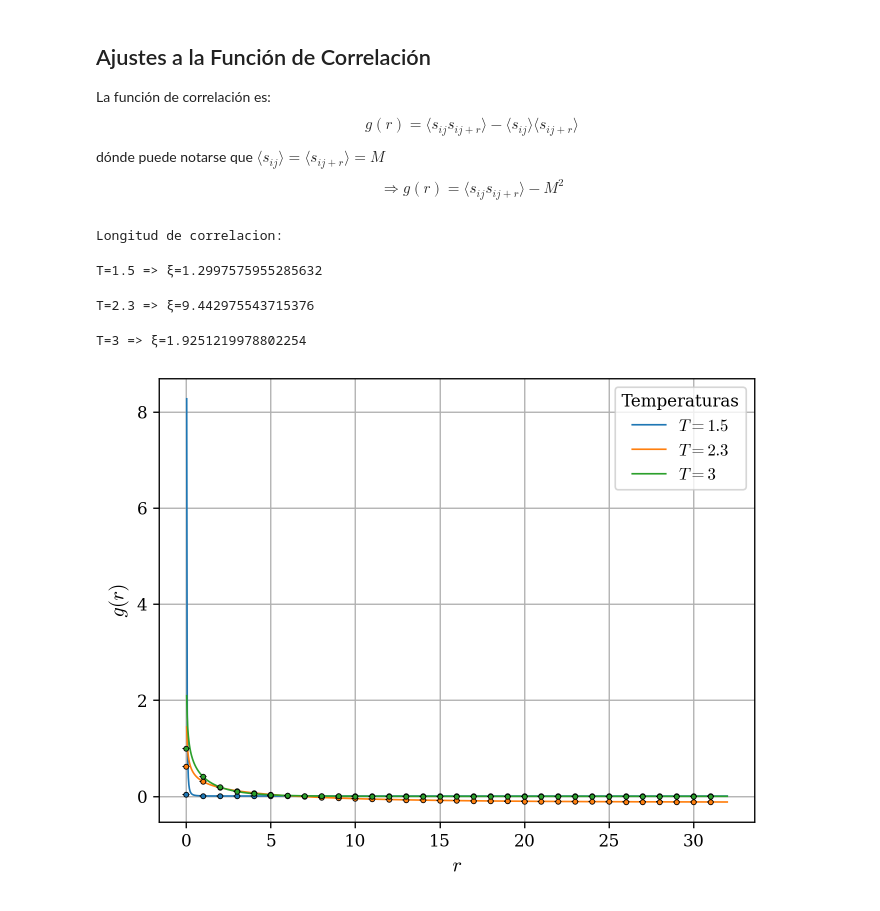
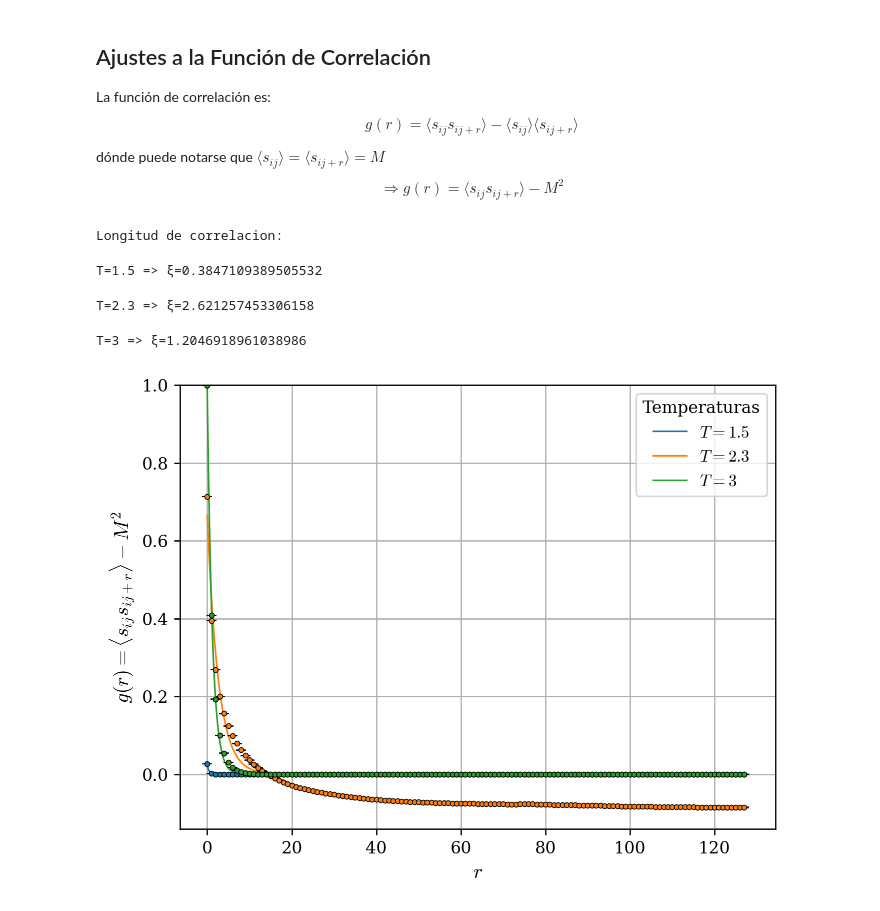
Before and after one commit to Lermacto/ising-2d, a Jupyter notebook: testing_correlation.ipynb, the cells around one changed output. Cells and saved outputs as stored; diff of their text form; code cells hidden in the pictures.

```diff
--- a/testing_correlation.ipynb
+++ b/testing_correlation.ipynb
@@ -37,10 +38,10 @@ def cor_paralela(S: np.ndarray) -> np.ndarray:
 # %% [markdown]
 Otra propiedad relevante para el cálculo de $c(r)$ es que esta es equivalente al cálculo de la convolución de las filas de $S$ consigo mismas, operación que puede implenentarse de manera óptima mediante el uso de la transformada rápida de Fourier (FFT). Si bien Numba no cuenta con soporte para la FFT, este algoritmo es suficientemente eficiente como para que esto no sea un problema. A continuación presentamos una implementación basada en la FFT:
 # %%
-def cor_fft(S):
-    L = S.shape[0]
-    S_hat = np.fft.fft(S, axis=1)
-    cor = np.sum(np.fft.ifft(S_hat * S_hat.conj(), axis=1), axis=0)
+def cor_fft(S: np.ndarray, axis: int = 1):
+    L = S.shape[axis]
+    S_hat = np.fft.fft(S, axis=axis)
+    cor = np.sum(np.fft.ifft(S_hat * S_hat.conj(), axis=axis), axis=1-axis)
     return np.real(cor[: L // 2]) / S.size
 # %% [markdown]
 Para comparar ambas implementaciones podemos ejecutar el siguiente código que calcula $c(r)$ para `n_iteraciones` de `metropolis` y promedia el tiempo que tarda cada algoritmo para estimar la cantidad de iteraciones por segundo:
@@ -48,7 +49,7 @@ Para comparar ambas implementaciones podemos ejecutar el siguiente código que c
 (la primera ejecución de `cor_paralela` puede demorar más por el tiempo de compilación de Numba, pero si se vuelve a ejecutar la celda sin re-definir las funciones de arriba se obtienen resultados consistentes)
 # %%
 L = 32
-T = 2.7
+T = 2.2
 beta = 1 / T
 prob = np.exp(-beta * np.array([4, 8]))
 
@@ -67,5 +68,5 @@ start = time()
 for _ in range(n_iteraciones):
     cor_fft(S)
     S, _, _ = metropolis(S, prob)
-print(f"FFT: {(time() - start) / n_iteraciones:.3g} s / it")
+print(f"FFT:              {(time() - start) / n_iteraciones:.3g} s / it")
 # %% [output]
@@ -122,7 +116,7 @@ $$\Rightarrow g(r) = \langle s_{ij}s_{ij+r}\rangle-M^2$$
 # %%
 npromedio = 5_000
 
-L = 64
+L = 256
 l = L // 2  # numero de componentes del vector c
 m = np.zeros(npromedio)  # magnetizacion en funcion del paso
 c = np.zeros((l, npromedio))  # vector c en funcion del paso
@@ -130,9 +124,11 @@ c = np.zeros((l, npromedio))  # vector c en funcion del paso
 r_vals = np.arange(l)  # dominio de la funcion de correlacion
 r_dense = np.linspace(0, l, 1_000)
 
-def funcion_correlacion(r, a, c, zeta, xi):  # funcion con la que vamos a ajustar
-    return a * r**(-zeta) * np.exp(-r / xi) + c
-    # return a * np.exp(-r / xi)
+# def funcion_correlacion(r, a, c, zeta, xi):  # funcion con la que vamos a ajustar
+#     return a * r**(-zeta) * np.exp(-r / xi) + c
+
+def funcion_correlacion(r, a, xi):  # funcion con la que vamos a ajustar
+    return a * np.exp(-r / xi)
 
 
 S = np.ones((L, L), dtype=int)
@@ -150,38 +146,41 @@ for i, T in tqdm(enumerate([
     for n in tqdm(range(1, npromedio), desc="Midiendo"):
         S, dm, dc = metropolis2(S, prob, c[:, n - 1])
         m[n] = m[n - 1] + dm
         c[:, n] = c[:, n - 1] + dc
 
     # mmedia = np.mean(abs(m))
     # correlacion = np.mean(c, axis=1) - mmedia**2  # funcion de correlacion
     correlacion_err = np.std(c, axis=1) / np.sqrt(npromedio)
     correlacion = np.mean(c - m**2, axis=1)
     # Ajustamos:
-    parametros, _ = curve_fit(funcion_correlacion, r_vals[1:], correlacion[1:],
-                              p0 = [correlacion[0], correlacion.min(), 1/2 if T > 2.27 else 2, 2.5],
+    parametros, _ = curve_fit(
+        # funcion_correlacion, r_vals[1:], correlacion[1:],
+        # p0 = [correlacion[0], correlacion.min(), 1/2 if T > 2.27 else 2, 2.5],
+        funcion_correlacion, r_vals, correlacion,
     )
     # (la funcion curve_fit devuelve el mejor valor de los parametros
     # y tambien la covarianza, que no vamos a usar)
 
     print(f"T={T} => ξ={parametros[-1]}")
 
     plt.plot(
         r_dense, funcion_correlacion(r_dense, *parametros),
         "-", c=f"C{i}", lw=1, label=f"$T={T}$",
     )
     plt.errorbar(
         r_vals, correlacion, yerr=correlacion_err,
         fmt=".", c=f"C{i}", mec="k", mew=0.5,
-        ecolor="k", capsize=2, elinewidth=1,
+        ecolor="k", capsize=3, elinewidth=1,
     )
 plt.grid()
 plt.legend(title="Temperaturas")
 plt.xlabel("$r$")
-plt.ylabel("$g(r)$")
+plt.ylabel(r"$g(r) = \langle s_{ij}s_{ij+r}\rangle-M^2$")
+plt.ylim(top=1)
 plt.show()
 # %% [output]
 Longitud de correlacion:
-T=1.5 => ξ=1.2997575955285632
+T=1.5 => ξ=0.3847109389505532
-T=2.3 => ξ=9.442975543715376
+T=2.3 => ξ=2.621257453306158
-T=3 => ξ=1.9251219978802254
+T=3 => ξ=1.2046918961038986
-[figure, old version]
+[figure, new version]
```
Also changed, not shown: parts of 12 cells of this notebook, 1 other file.
